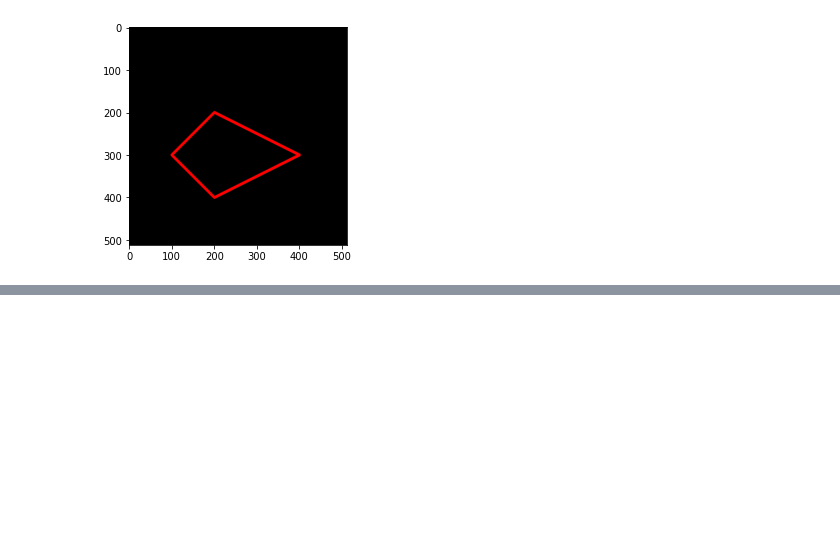
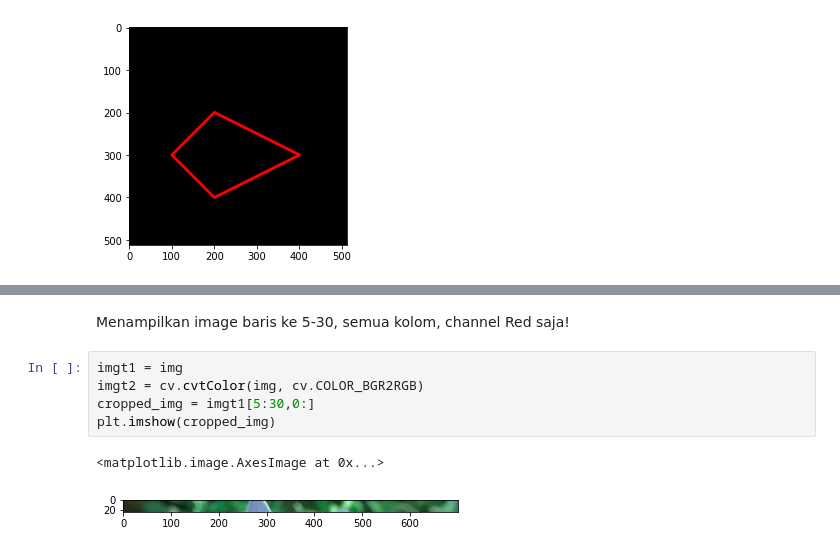
Before and after one commit to SitiZumarohdf/PCVK_Genap_2023, a Jupyter notebook: Week_2.ipynb, the cells around one changed output, grey strips where cells are left out. Drawn from its saved outputs; the diff is of its cells as text; blank space fills up the shorter version.

```diff
--- a/Week_2.ipynb
+++ b/Week_2.ipynb
@@ -167,0 +191,10 @@ plt.imshow(black_img2)
+# %% [markdown]
+Menampilkan image baris ke 5-30, semua kolom, channel Red saja!
+# %%
+imgt1 = img
+imgt2 = cv.cvtColor(img, cv.COLOR_BGR2RGB)
+cropped_img = imgt1[5:30,0:]
+plt.imshow(cropped_img)
+# %% [output]
+<matplotlib.image.AxesImage at 0x...>
+[figure, added]
```
Also changed, not shown: parts of 14 cells of this notebook.
